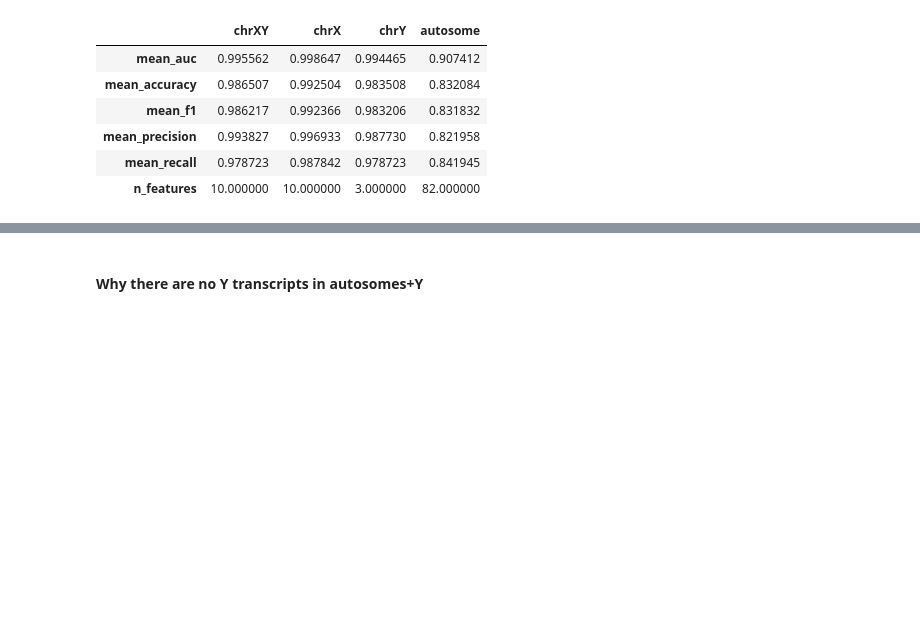
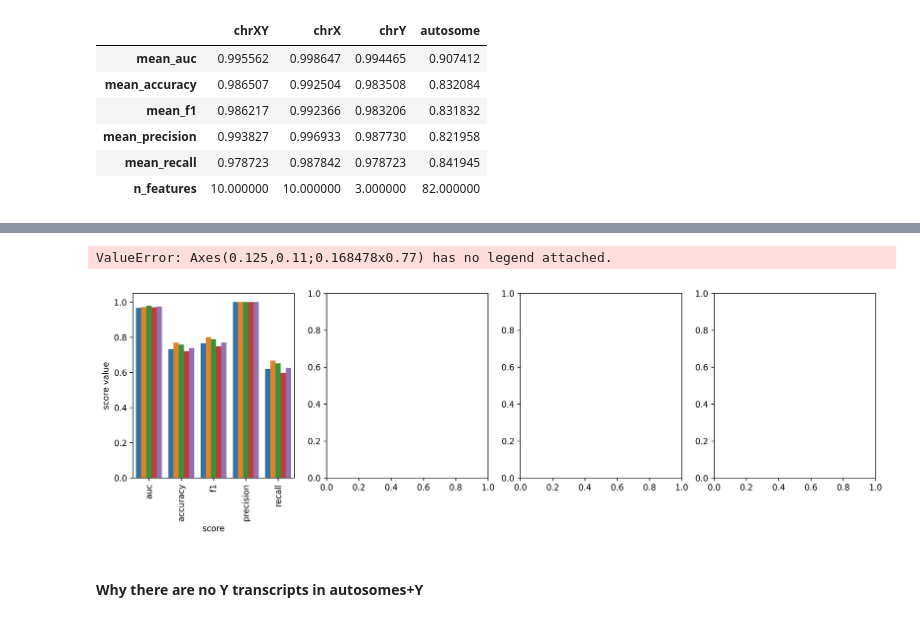
Before and after one commit to zodelheim/sea-infer-rna-seq, a Jupyter notebook: notebooks/ModelsQuality.ipynb, the cells around one changed output, grey strips where cells are left out. Cells and saved outputs as stored; diff of their text form; code cells hidden in the pictures; blank space fills up the shorter version.

```diff
--- a/notebooks/ModelsQuality.ipynb
+++ b/notebooks/ModelsQuality.ipynb
@@ -382,3 +573,68 @@ plt.savefig('../reports/for_paper/eval_sex_scores.pdf', dpi=300)
+# %%
+Nac_df = pd.DataFrame.from_dict(tissue_dependence['Nac'])
+Putamen_df = pd.DataFrame.from_dict(tissue_dependence['Putamen'])
+Caudate_df = pd.DataFrame.from_dict(tissue_dependence['Caudate'])
+Putamen_Caudate_df = pd.DataFrame.from_dict(tissue_dependence['Putamen+Caudate'])
+All_df = pd.DataFrame.from_dict(tissue_dependence['All'])
+
+sex_chromosome_names = {
+    'chrXY': 'chr_aXY',
+    'autosome': "autosomes",
+    'chrX': "chr_aX",
+    'chrY': "chr_aY"
+}
+
+df_features = pd.DataFrame(data=np.zeros((4, 5)),
+                           index=['chrXY', 'chrX', 'chrY', 'autosome'],
+                           columns=['Nac', 'Putamen', 'Caudate', 'Putamen+Caudate', 'All'], )
+
+
+fig, axs = plt.subplots(ncols=4, nrows=1, figsize=(16, 4), dpi=300)
+
+i = 0
+for ax, chromosome in zip(axs, ['chrXY', 'chrX', 'chrY', 'autosome']):
+
+    dset = pd.DataFrame(
+        np.zeros((5, 5)),
+        columns=('Nac', 'Putamen', 'Caudate', 'Putamen+Caudate', 'All'),
+        index=Nac_df.index
+    )
+    i = i+1
+
+    dset['Nac']=Nac_df[chromosome]
+    dset['Putamen']=Putamen_df[chromosome]
+    dset['Caudate']=Caudate_df[chromosome]
+    dset['Putamen+Caudate']=Putamen_Caudate_df[chromosome]
+    dset['All']=All_df[chromosome]
+
+    # print(chromosome)
+    # print(dset.loc['n_features'].values)
+
+
+    # df_features.loc[chromosome, "Nac"] = Nac_df[chromosome].loc['n_features']
+    # df_features.loc[chromosome, "Putamen"] = Putamen_df[chromosome].loc['n_features']
+    # df_features.loc[chromosome, "Caudate"] = Caudate_df[chromosome].loc['n_features']
+    # df_features.loc[chromosome, "Putamen+Caudate"] = Putamen_Caudate_df[chromosome].loc['n_features']
+    # df_features.loc[chromosome, "All"] = All_df[chromosome].loc['n_features']
+    # dset = dset.drop(index='n_features')
+
+    dset['score'] = dset.index.str[5:]
+
+    g = sns.barplot(dset.melt('score').rename(columns={'variable': 'traincripts', 'value': "score value"}),
+                    x='score', y='score value', hue='traincripts',
+                    hue_order=['Nac', 'Putamen', 'Caudate', 'Putamen+Caudate', 'All'],
+                    ax=ax)
+    g.set_ylim(0, 1.05)
+
+    for tick in ax.get_xticklabels():
+        tick.set_rotation(90)
+
+    sns.move_legend(ax, "upper left", bbox_to_anchor=(1, 1), frameon=False,)
+    plt.tight_layout()
+    ax.title.set_text(sex_chromosome_names[chromosome])
+# %% [output]
+ValueError: Axes(0.125,0.11;0.168478x0.77) has no legend attached.
+[figure, added]
 # %% [markdown]
 #### Why there are no Y transcripts in autosomes+Y
 # %%
```
Also changed, not shown: parts of 8 cells of this notebook, 4 other files.
